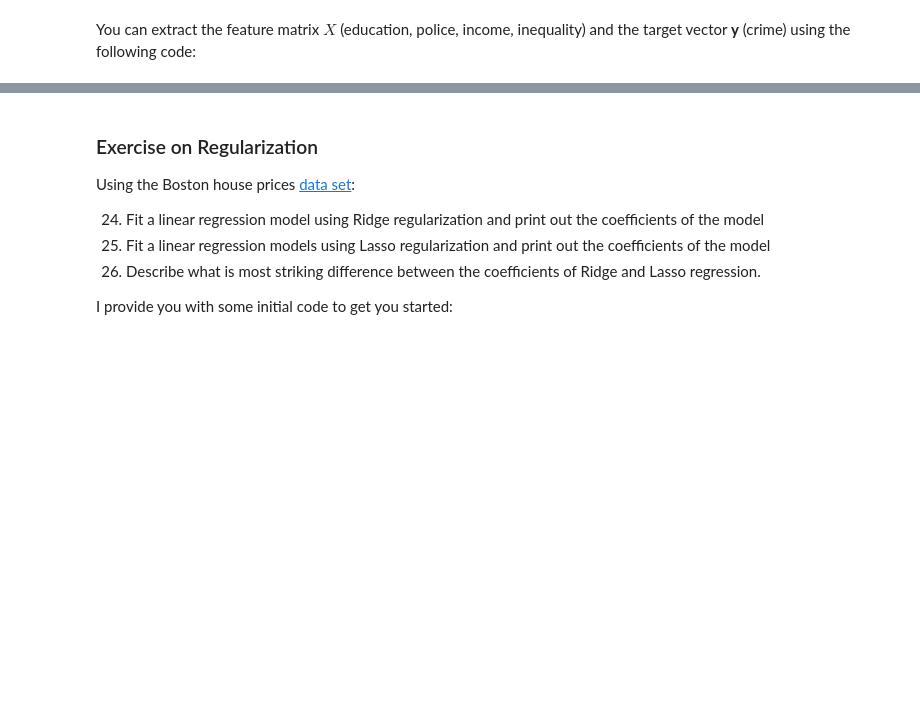
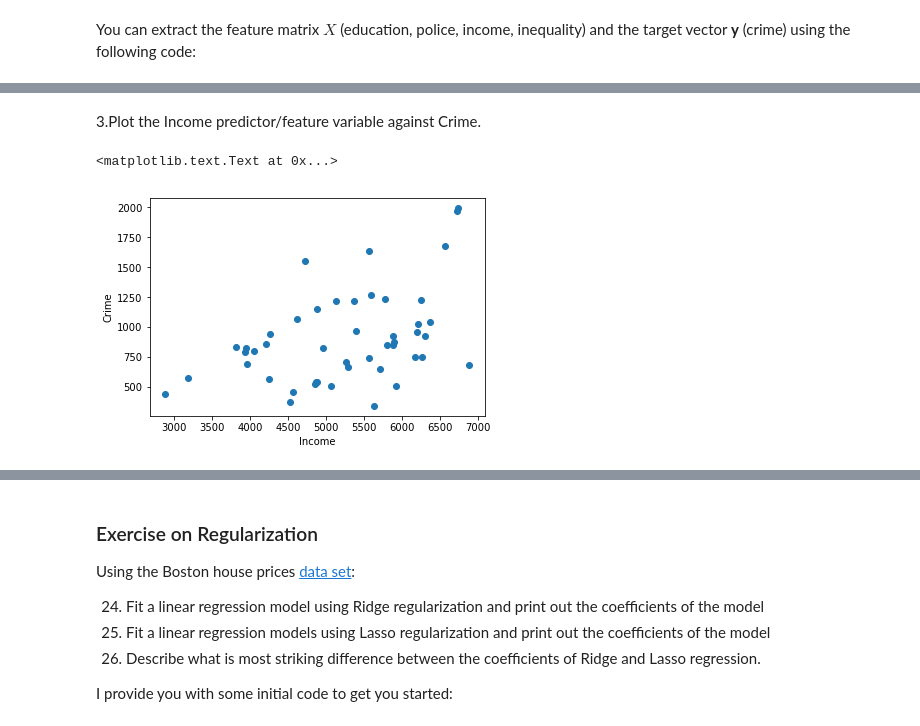
Before and after one commit to Laiken95/DMSI, a Jupyter notebook: kniglj1_DSMI_A1.ipynb, the cells around one changed output, grey strips where cells are left out. Saved outputs shown, nothing was run; the diff lists cells and outputs as text; code cells hidden in the pictures; blank space fills up the shorter version.

```diff
--- a/kniglj1_DSMI_A1.ipynb
+++ b/kniglj1_DSMI_A1.ipynb
@@ -77,0 +85,13 @@ X, y = shuffle(X, y, random_state=1)
+# %% [markdown]
+3.Plot the Income predictor/feature variable against Crime.
+# %%
+feature_cols = ['Income']
+X = npy.array(data[feature_cols])
+
+%matplotlib inline
+pyl.scatter(X, Y)
+pyl.xlabel('Income')
+pyl.ylabel('Crime')
+# %% [output]
+<matplotlib.text.Text at 0x...>
+[figure, added]
```
Also changed, not shown: parts of 47 cells of this notebook.
